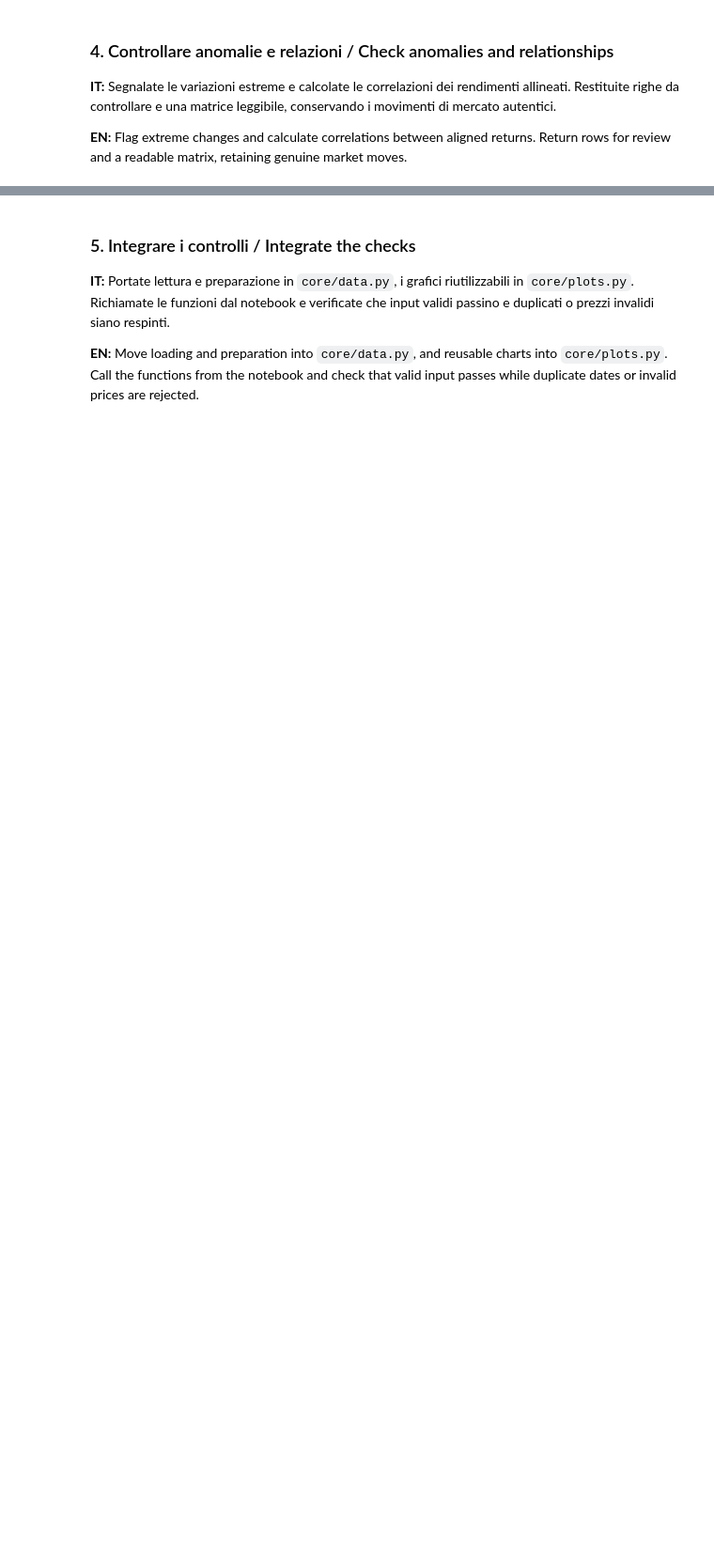
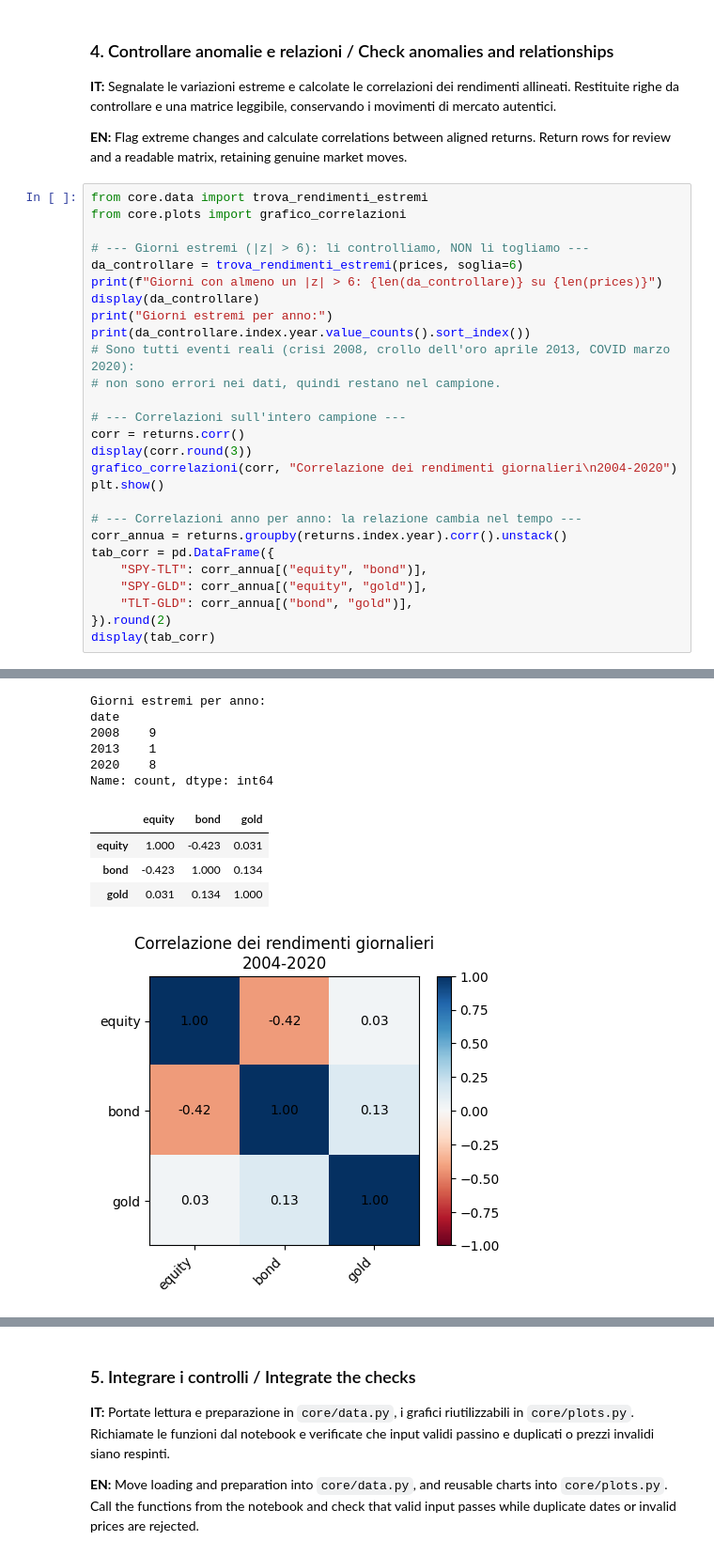
Before and after one commit to Tartaluca21/market-regime-explorer-SF, a Jupyter notebook: notebooks/01_data_and_features.ipynb, the cells around one changed output, grey strips where cells are left out. Shown at 94% size. Cells and saved outputs as stored; diff of their text form; blank space fills up the shorter version.

```diff
--- a/notebooks/01_data_and_features.ipynb
+++ b/notebooks/01_data_and_features.ipynb
@@ -121,3 +165,31 @@ from core.plots import build_charts
 **IT:** Segnalate le variazioni estreme e calcolate le correlazioni dei rendimenti allineati. Restituite righe da controllare e una matrice leggibile, conservando i movimenti di mercato autentici.
 
 **EN:** Flag extreme changes and calculate correlations between aligned returns. Return rows for review and a readable matrix, retaining genuine market moves.
+# %%
+from core.data import trova_rendimenti_estremi
+from core.plots import grafico_correlazioni
+
+# --- Giorni estremi (|z| > 6): li controlliamo, NON li togliamo ---
+da_controllare = trova_rendimenti_estremi(prices, soglia=6)
+print(f"Giorni con almeno un |z| > 6: {len(da_controllare)} su {len(prices)}")
+display(da_controllare)
+print("Giorni estremi per anno:")
+print(da_controllare.index.year.value_counts().sort_index())
+# Sono tutti eventi reali (crisi 2008, crollo dell'oro aprile 2013, COVID marzo 2020):
+# non sono errori nei dati, quindi restano nel campione.
+
+# --- Correlazioni sull'intero campione ---
+corr = returns.corr()
+display(corr.round(3))
+grafico_correlazioni(corr, "Correlazione dei rendimenti giornalieri\n2004-2020")
+plt.show()
+
+# --- Correlazioni anno per anno: la relazione cambia nel tempo ---
+corr_annua = returns.groupby(returns.index.year).corr().unstack()
+tab_corr = pd.DataFrame({
+    "SPY-TLT": corr_annua[("equity", "bond")],
+    "SPY-GLD": corr_annua[("equity", "gold")],
+    "TLT-GLD": corr_annua[("bond", "gold")],
+}).round(2)
+display(tab_corr)
+# %% [output]
@@ -123,0 +215,11 @@ from core.plots import build_charts
+Giorni estremi per anno:
+date
+2008    9
+2013    1
+2020    8
+Name: count, dtype: int64
+|  | equity | bond | gold |
+| equity | 1.000 | -0.423 | 0.031 |
+| bond | -0.423 | 1.000 | 0.134 |
+| gold | 0.031 | 0.134 | 1.000 |
+[figure, added]
```
Also changed, not shown: parts of 5 cells of this notebook, 2 other files.
